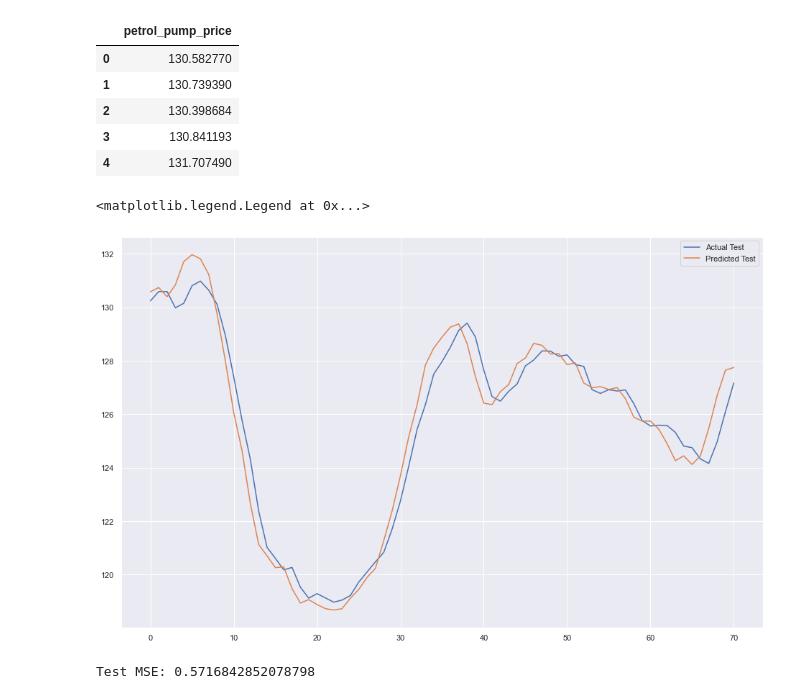
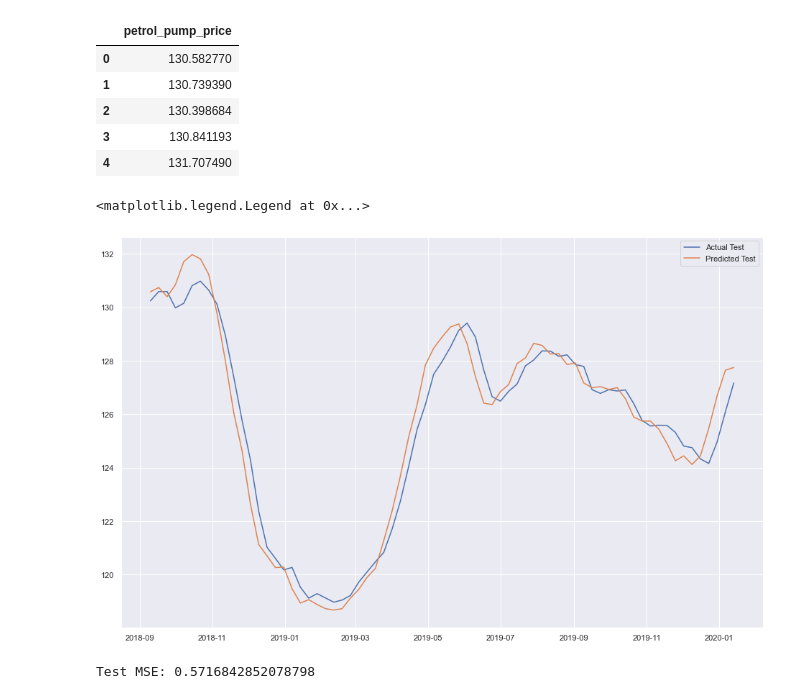
Before and after one commit to NyanoNyan/Portfolio, a Jupyter notebook: 1) EDA and Forecasting/Clean_LSTM_Forecasting_weekly_road_fuel.ipynb, the cells around one changed output. Cells and saved outputs as stored; diff of their text form; code cells hidden in the pictures.

```diff
--- a/1) EDA and Forecasting/Clean_LSTM_Forecasting_weekly_road_fuel.ipynb
+++ b/1) EDA and Forecasting/Clean_LSTM_Forecasting_weekly_road_fuel.ipynb
@@ -127,7 +144,7 @@ print(sc.shape)
 # %% [markdown]
 ### Time windowed data set
 # %%
-def windowed_data_LSTM(timestep, sc, num_x):
+def windowed_data_LSTM(timestep, sc):
 
 
     '''
@@ -152,7 +169,7 @@ def windowed_data_LSTM(timestep, sc, num_x):
     Y=np.asanyarray(Y)
     # Seperate the training and development(validation) set
     k = round(len(sc)*0.90) # 90%
-    m = round(len(sc)*0.08) # 10%
+    m = round(len(sc)*0.08) # 8%
     #l = round(len(sc)*0.10) #
     print(k)
     print(m)
@@ -180,5 +197,5 @@ num_x = 4 # Num of variables
 # %%
-Xtrain, Xtest, Ytrain, Ytest, Ytest_future = windowed_data_LSTM(timestep, sc, num_x)
+Xtrain, Xtest, Ytrain, Ytest, Ytest_future = windowed_data_LSTM(timestep, sc)
 # %% [output]
 (878, 7, 1)
 796
@@ -366,13 +383,16 @@ shifted_return.head()
 | 2 | 130.398684 |
 | 3 | 130.841193 |
 | 4 | 131.707490 |
+# %%
+## Add the index (dates back)
+shifted_return.index = petrol_data[k:k+m].index
 # %%
-plt.plot(petrol_data[k:k+m].values, label='Actual Test')
-plt.plot(shifted_return.values, label='Predicted Test')
+plt.plot(petrol_data[k:k+m], label='Actual Test')
+plt.plot(shifted_return, label='Predicted Test')
 plt.legend()
 # %% [output]
 <matplotlib.legend.Legend at 0x...>
-[figure, old version]
+[figure, new version]
 # %%
 print(f'Test MSE: {(mean_squared_error(petrol_data[k:k+m], shifted_return))}')
 # %% [output]
```
Also changed, not shown: parts of 13 cells of this notebook.
